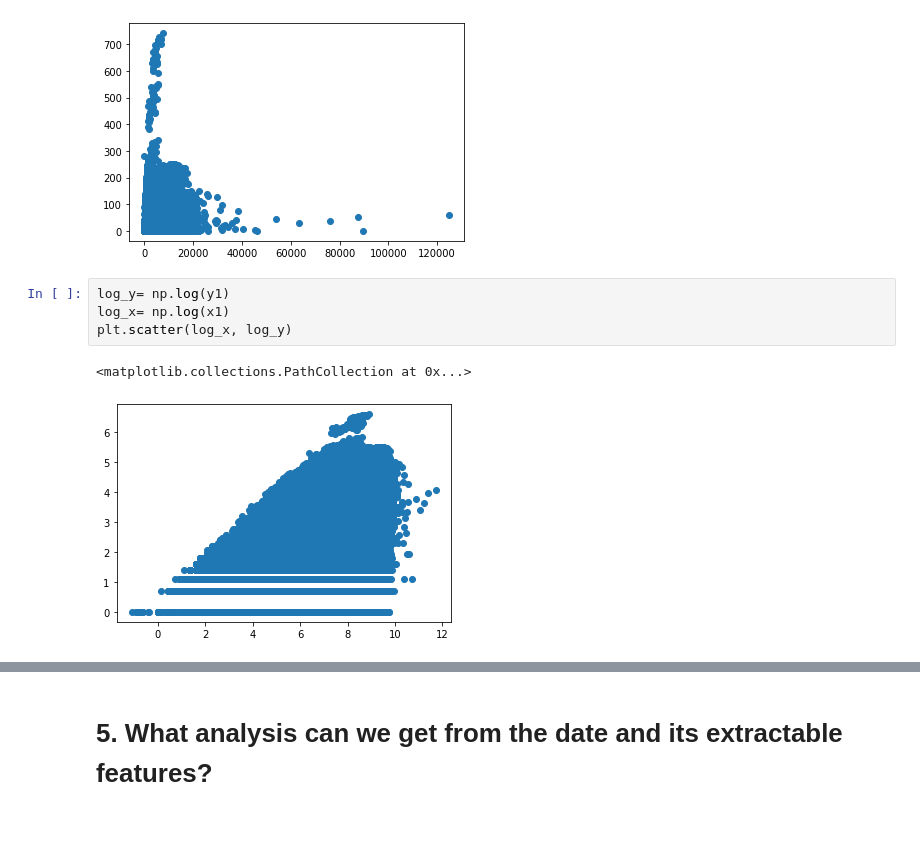
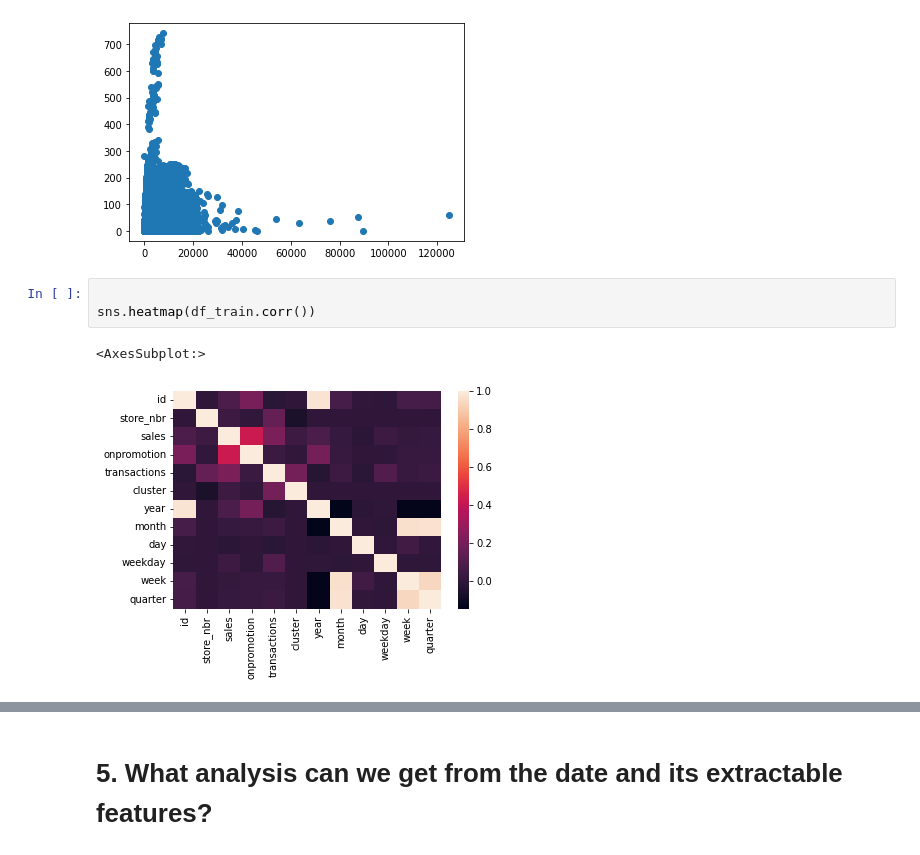
Before and after one commit to analyst-sisey/Time-Series-Forecasting, a Jupyter notebook: Time Series Forecasting of Store Sales -Regression Project .ipynb, the cells around one changed output, grey strips where cells are left out. Drawn from its saved outputs; the diff is of its cells as text; blank space fills up the shorter version.

```diff
--- a/Time Series Forecasting of Store Sales -Regression Project .ipynb
+++ b/Time Series Forecasting of Store Sales -Regression Project .ipynb
@@ -645,9 +683,8 @@ plt.scatter(x1,y1)
 <matplotlib.collections.PathCollection at 0x...>
 [figure]
 # %%
-log_y= np.log(y1)
-log_x= np.log(x1)
-plt.scatter(log_x, log_y)
+
+sns.heatmap(df_train.corr())
 # %% [output]
-<matplotlib.collections.PathCollection at 0x...>
+<AxesSubplot:>
-[figure, old version]
+[figure, new version]
```
Also changed, not shown: parts of 82 cells of this notebook.
